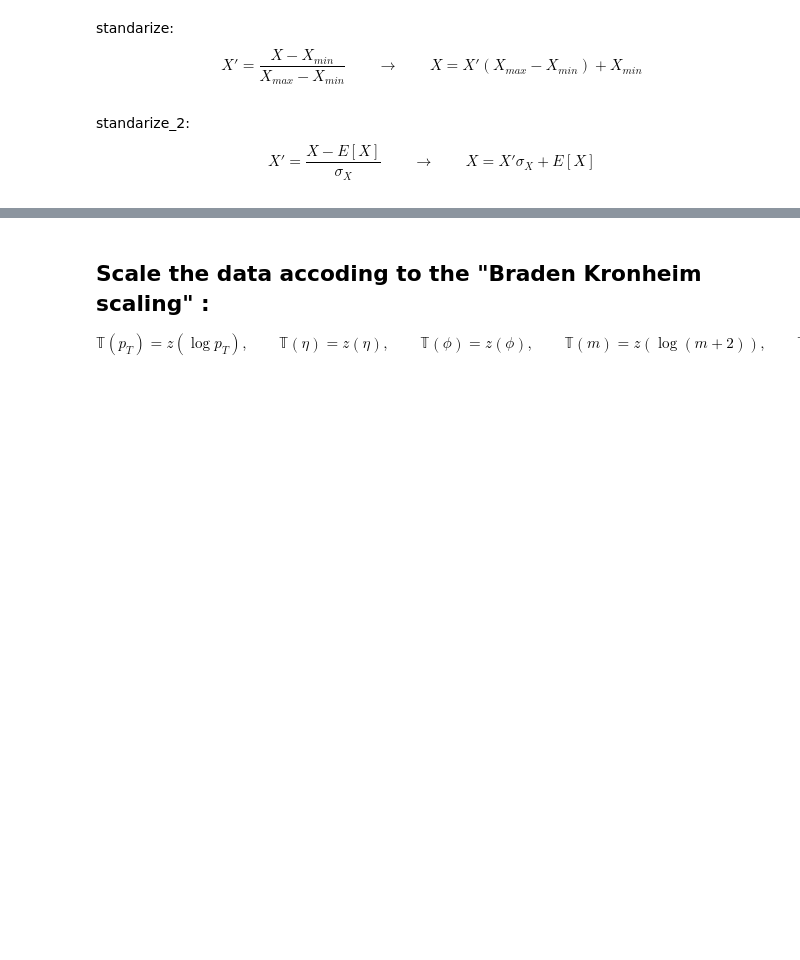
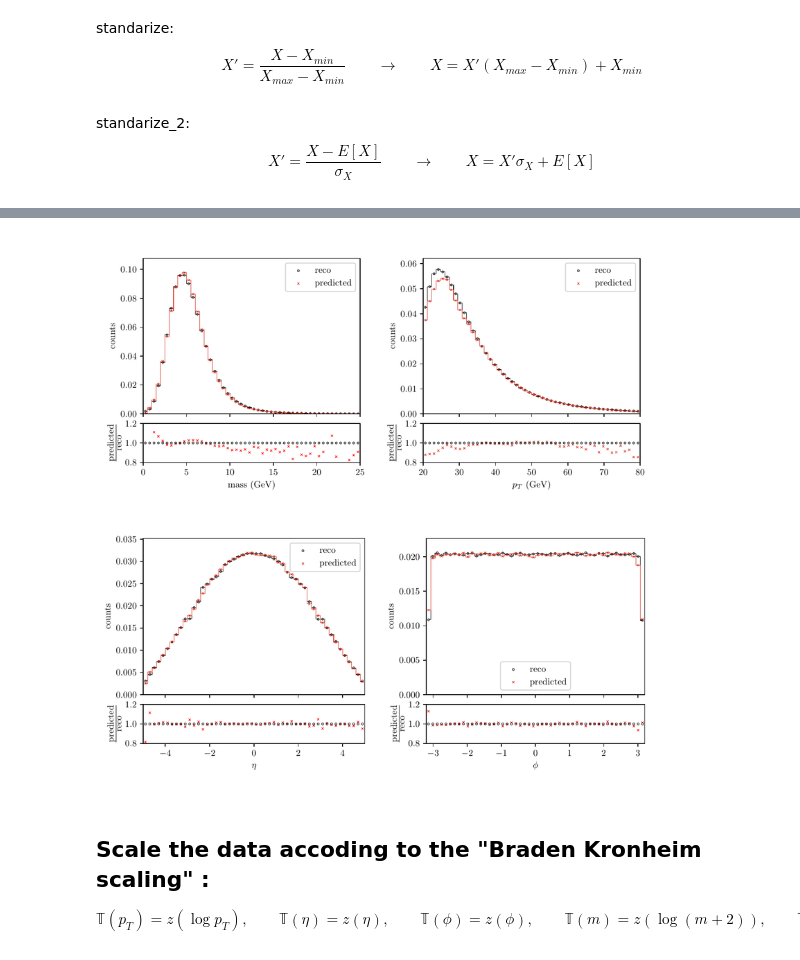
Before and after one commit to AliAlkadhim/torchQN, a Jupyter notebook: Braden_Scaling_TrainEval_Mass.ipynb, the cells around one changed output, grey strips where cells are left out. Cells and saved outputs as stored; diff of their text form; code cells hidden in the pictures; blank space fills up the shorter version.

Commit message:
add previous results context

```diff
--- a/Braden_Scaling_TrainEval_Mass.ipynb
+++ b/Braden_Scaling_TrainEval_Mass.ipynb
@@ -151,7 +160,7 @@ def get_model_params():
 Plotting
 # %%
 def show_jupyter_image(image_filename):
-    """ Make sure image_filename is in your IQN_BASE !"""
+    """Show a saved image directly in jupyter. Make sure image_filename is in your IQN_BASE !"""
     display(Image(os.path.join(IQN_BASE,image_filename), width = 1300, height = 300  ))
 
 
@@ -161,6 +170,8 @@ def use_svg_display():
     backend_inline.set_matplotlib_formats('svg')
 
 def reset_plt_params():
+    """reset matplotlib parameters - often useful"""
+    use_svg_display()
     mpl.rcParams.update(mpl.rcParamsDefault)
 
 def show_plot(legend=None):
@@ -170,20 +181,37 @@ def show_plot(legend=None):
     if legend:
         plt.legend(loc='best')
 
-def set_axes(ax, xlabel, ylabel, xmin, xmax, ymin=None, ymax=None, title=None):
+def set_figsize(get_axes=False,figsize=(7, 7)):
     use_svg_display()
-    ax.set_xlabel(xlabel)
-    ax.set_ylabel(ylabel)
-    ax.set_xlim(xmin, xmax)
+    plt.rcParams['figure.figsize'] = figsize
+    if get_axes:
+        fig, ax = plt.subplots(1,1, figsize=figsize)
+        return fig, ax
+
+def set_axes(ax, xlabel, ylabel=None, xmin=None, xmax=None, ymin=None, ymax=None, title=None):
+    """saves a lot of time in explicitly difining each axis, its title and labels: do them all in one go"""
+    use_svg_display()
+    ax.set_xlabel(xlabel,fontsize=font_axes)
+    if ylabel:
+        ax.set_ylabel(ylabel,fontsize=font_axes)
+    if xmin and xmax:
+        ax.set_xlim(xmin, xmax)
 
     if ax.get_title()  != '':
-        #if the axes does have a title (plot
+        #if the axes (plot) does have a title (which is non-empty string), display it
         ax.set_title(title)
     if ax.legend():
-        ax.legend()
+        #if an axis has a legned label, display it
+        ax.legend(loc='best',fontsize=font_legend)
     if ymin and ymax:
+        #sometimes we dont have ylimits since we do a lot of histograms, but if an axis has ylimits, set them
         ax.set_ylim(ymin, ymax)
 
+    try:
+        fig.show()
+    except Exception:
+        pass
+    plt.tight_layout()
     plt.show()
 # %%
 use_svg_display()
@@ -318,3 +346,7 @@ def standarize_2(values):
+# %%
+show_jupyter_image('OCT_7/AUTOREGRESSIVE_RESULTS_OCT7.png')
+# %% [output]
+[figure, added]
 # %% [markdown]
 ## Scale the data accoding to the "Braden Kronheim scaling" :
 
```
Also changed, not shown: parts of 15 cells of this notebook, 16 other files.
